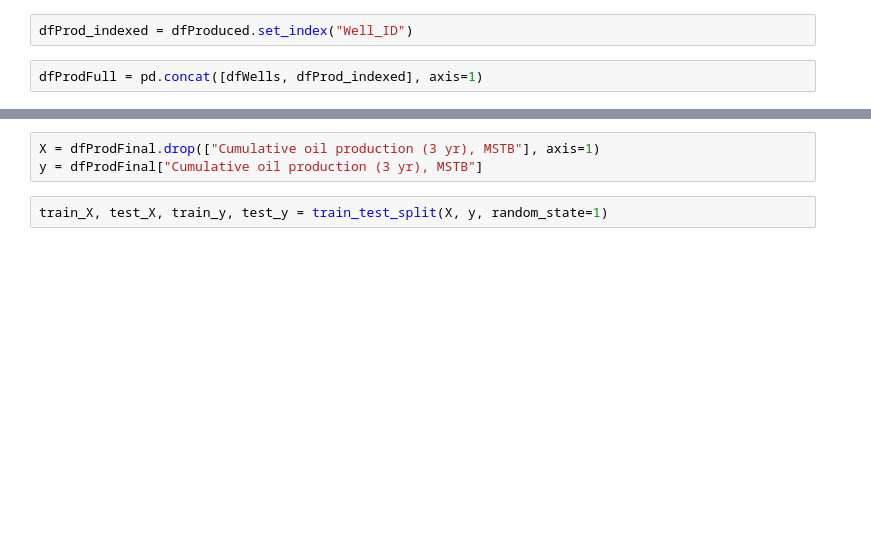
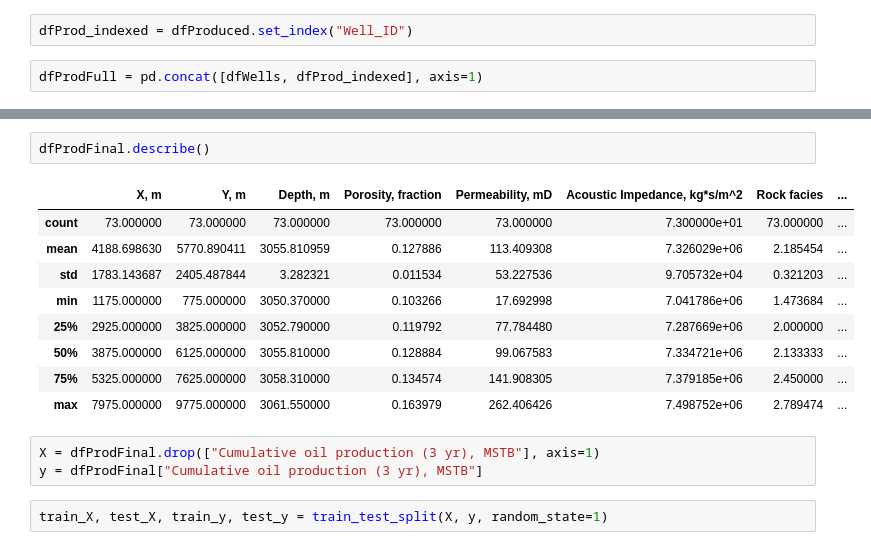
Before and after one commit to fraclad/MOAR-Drilling, a Jupyter notebook: notebooks/Irvin_EDA.ipynb, the cells around one changed output, grey strips where cells are left out. Cells and saved outputs as stored; diff of their text form; blank space fills up the shorter version.

```diff
--- a/notebooks/Irvin_EDA.ipynb
+++ b/notebooks/Irvin_EDA.ipynb
@@ -188,6 +188,18 @@ dfProdFinal.corr()
 | Shear modulus, GPa | 0.434179 | 0.384918 | -0.175220 | 0.177810 | 0.290709 | -0.170844 | 0.353018 | ... |
 | Fault Distance, m | -0.459098 | -0.791663 | 0.415650 | -0.309083 | -0.235404 | 0.318248 | -0.443180 | ... |
 | Cumulative oil production (3 yr),... | 0.222396 | 0.037999 | -0.486005 | 0.763920 | 0.692084 | -0.722983 | 0.643482 | ... |
+# %%
+dfProdFinal.describe()
+# %% [output]
+|  | X, m | Y, m | Depth, m | Porosity, fraction | Permeability, mD | Acoustic Impedance, kg*s/m^2 | Rock facies | ... |
+| count | 73.000000 | 73.000000 | 73.000000 | 73.000000 | 73.000000 | 7.300000e+01 | 73.000000 | ... |
+| mean | 4188.698630 | 5770.890411 | 3055.810959 | 0.127886 | 113.409308 | 7.326029e+06 | 2.185454 | ... |
+| std | 1783.143687 | 2405.487844 | 3.282321 | 0.011534 | 53.227536 | 9.705732e+04 | 0.321203 | ... |
+| min | 1175.000000 | 775.000000 | 3050.370000 | 0.103266 | 17.692998 | 7.041786e+06 | 1.473684 | ... |
+| 25% | 2925.000000 | 3825.000000 | 3052.790000 | 0.119792 | 77.784480 | 7.287669e+06 | 2.000000 | ... |
+| 50% | 3875.000000 | 6125.000000 | 3055.810000 | 0.128884 | 99.067583 | 7.334721e+06 | 2.133333 | ... |
+| 75% | 5325.000000 | 7625.000000 | 3058.310000 | 0.134574 | 141.908305 | 7.379185e+06 | 2.450000 | ... |
+| max | 7975.000000 | 9775.000000 | 3061.550000 | 0.163979 | 262.406426 | 7.498752e+06 | 2.789474 | ... |
 # %%
 X = dfProdFinal.drop(["Cumulative oil production (3 yr), MSTB"], axis=1)
 y = dfProdFinal["Cumulative oil production (3 yr), MSTB"]
```
Also changed, not shown: parts of 7 cells of this notebook, 1 other file.
